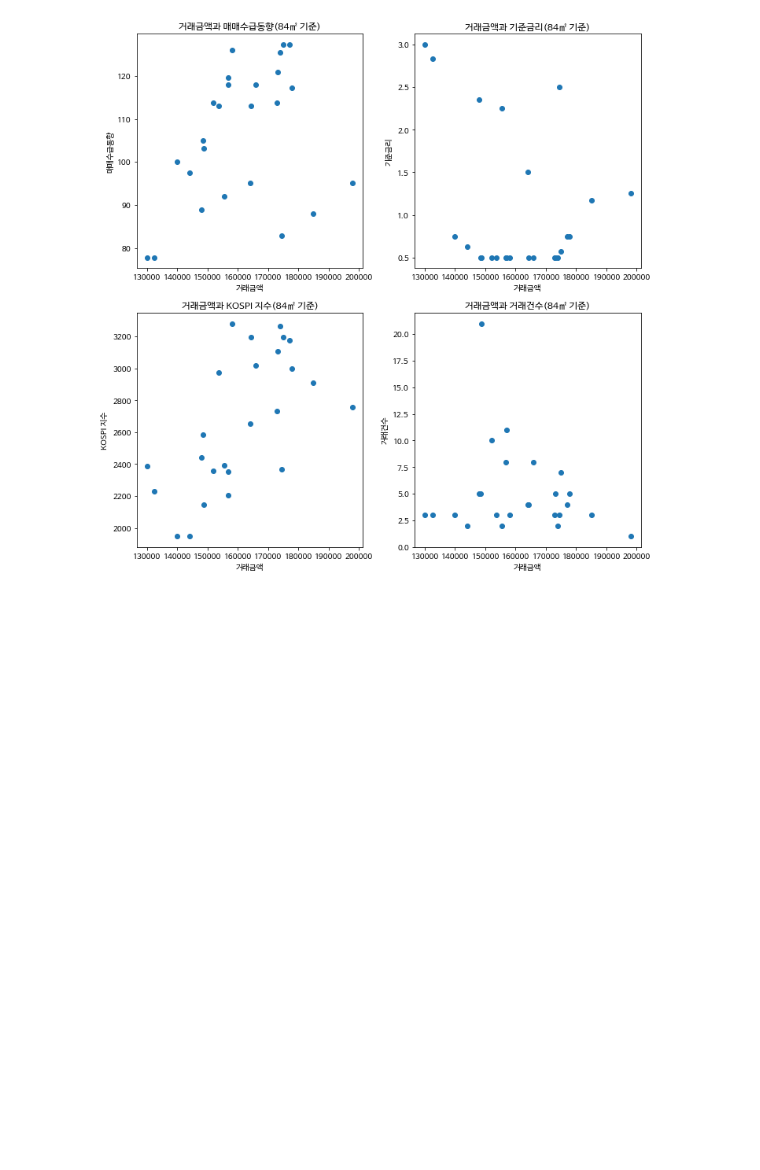
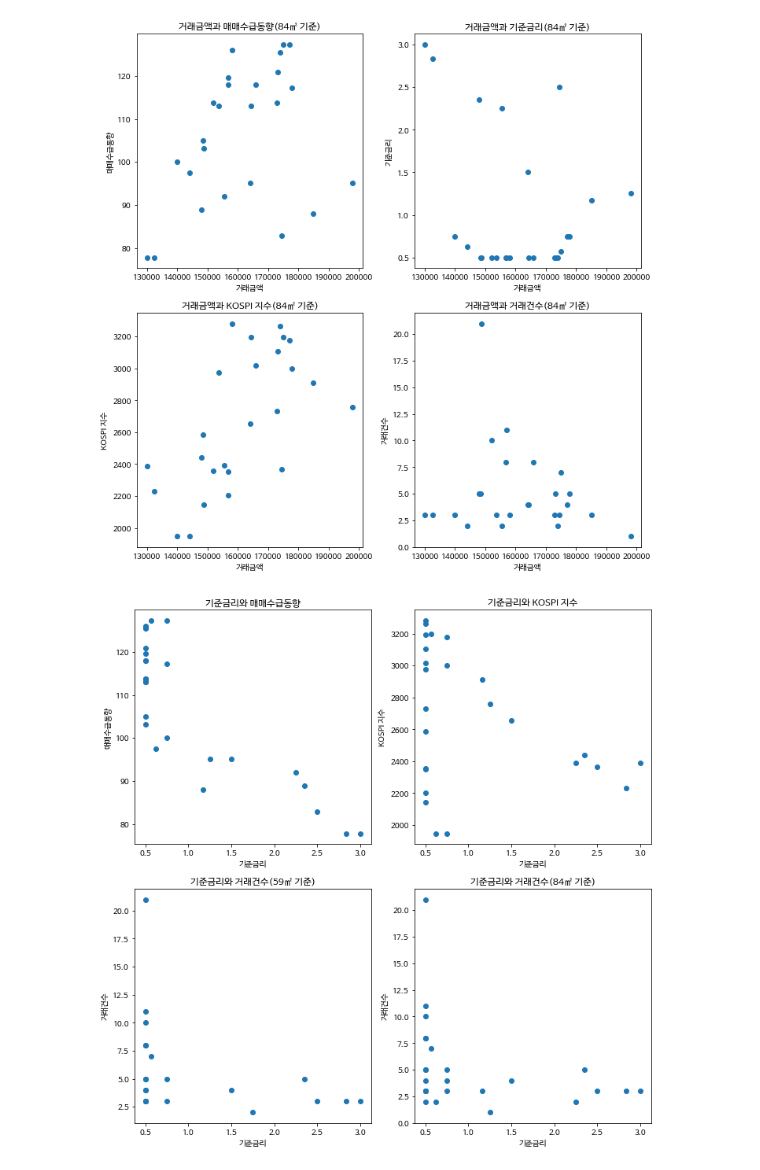
Before and after one commit to fedor44/data_analysis, a Jupyter notebook: Untitled30.ipynb, the cells around one changed output. Drawn from its saved outputs; the diff is of its cells as text; code cells hidden in the pictures; blank space fills up the shorter version.

```diff
--- a/Untitled30.ipynb
+++ b/Untitled30.ipynb
@@ -319,3 +319,54 @@ plt.tight_layout()
 plt.show()
 # %% [output]
 [figure]
+# %%
+plt.figure(figsize=(10, 10))
+
+# 월별 매매수급 평균
+trade_index = df.groupby(['year', 'month'])['매매수급동향'].mean().reset_index().copy()
+
+# 월별로 groupby 된 각 데이터 병합
+hitmap_df_first = pd.merge(trade, interest_rate)
+hitmap_df_second = pd.merge(kospi, trade_index)
+hitmap_df = pd.merge(hitmap_df_first, hitmap_df_second)
+
+# 불필요 데이터 제거 및 컬럼명 변경
+hitmap_df84 = pd.merge(hitmap_df, size84)
+
+# 각 데이터를 거래금액 기준 산점도로 표현
+ax1 = plt.subplot(2, 2, 1)
+x1 = hitmap_df84['기준금리']
+y1 = hitmap_df84['매매수급동향']
+plt.title('기준금리와 매매수급동향')
+plt.scatter(x1, y1)
+plt.xlabel('기준금리')
+plt.ylabel('매매수급동향')
+
+ax2 = plt.subplot(2, 2, 2)
+x3 = hitmap_df84['기준금리']
+y3 = hitmap_df84['KOSPI 지수']
+plt.title('기준금리와 KOSPI 지수')
+plt.scatter(x3, y3)
+plt.xlabel('기준금리')
+plt.ylabel('KOSPI 지수')
+
+ax3 = plt.subplot(2, 2, 3)
+x4 = hitmap_df59['기준금리']
+y4 = hitmap_df59['count']
+plt.title('기준금리와 거래건수(59㎡ 기준)')
+plt.scatter(x4, y4)
+plt.xlabel('기준금리')
+plt.ylabel('거래건수')
+
+ax4 = plt.subplot(2, 2, 4)
+x4 = hitmap_df84['기준금리']
+y4 = hitmap_df84['count']
+plt.title('기준금리와 거래건수(84㎡ 기준)')
+plt.scatter(x4, y4)
+plt.xlabel('기준금리')
+plt.ylabel('거래건수')
+
+plt.tight_layout()
+plt.show()
+# %% [output]
+[figure, added]
```
